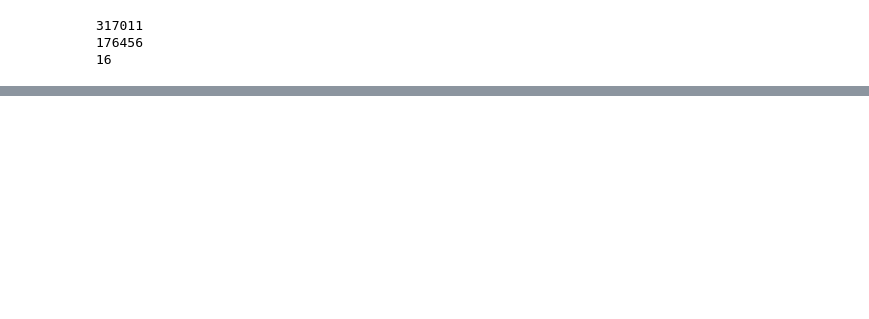
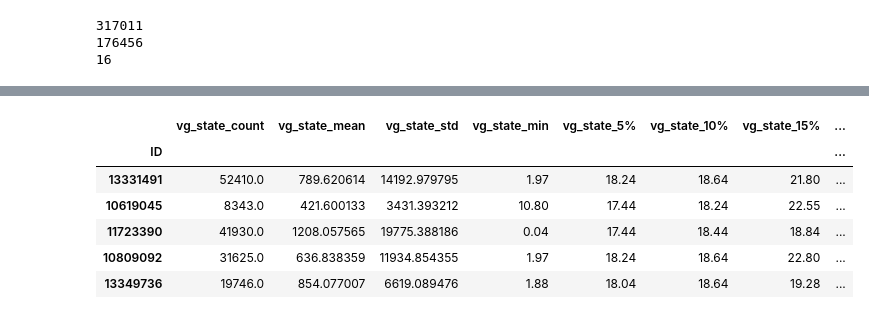
Before and after one commit to Saraavana/reclamation-processing, a Jupyter notebook: baseline/Features/00-generate-features.ipynb, the cells around one changed output, grey strips where cells are left out. Cells and saved outputs as stored; diff of their text form; code cells hidden in the pictures; blank space fills up the shorter version.

Commit message:
Extracted training and testing feature with time series

```diff
--- a/baseline/Features/00-generate-features.ipynb
+++ b/baseline/Features/00-generate-features.ipynb
@@ -136,0 +166,24 @@ display(df_featurize_descr_stat_result.head(5))
+# %%
+# Merge the time series distribution of vg_inkasso values for training data of band, promoter, vg_state
+data_path_test_vg_state = Path('C:/Saravana/Projects/Intellizenz/intellizenz-model-training/data/export_test_vg_state_stats_for_range_of_vginkasso_2016_2020.parquet.gzip')
+data_path_test_band = Path('C:/Saravana/Projects/Intellizenz/intellizenz-model-training/data/export_test_band_stats_for_range_of_vginkasso_2016_2020.parquet.gzip')
+data_path_test_promoter = Path('C:/Saravana/Projects/Intellizenz/intellizenz-model-training/data/export_test_promoter_stats_for_range_of_vginkasso_2016_2020.parquet.gzip')
+
+if data_path_test_vg_state.exists() and data_path_test_band.exists() and data_path_test_promoter.exists():
+    df_test_state = pd.read_parquet(data_path_test_vg_state)
+    df_test_band = pd.read_parquet(data_path_test_band)
+    df_test_promoter = pd.read_parquet(data_path_test_promoter)
+
+    df_test_time_series_merged_descr_stat = df_test_state.merge(df_test_band, how='left', on='ID').merge(df_test_promoter,
+                                                                                                            how='left',
+                                                                                                            on='ID')
+
+display(df_test_time_series_merged_descr_stat.head(5))
+# %% [output]
+|  | vg_state_count | vg_state_mean | vg_state_std | vg_state_min | vg_state_5% | vg_state_10% | vg_state_15% | ... |
+| ID |  |  |  |  |  |  |  | ... |
+| 13331491 | 52410.0 | 789.620614 | 14192.979795 | 1.97 | 18.24 | 18.64 | 21.80 | ... |
+| 10619045 | 8343.0 | 421.600133 | 3431.393212 | 10.80 | 17.44 | 18.24 | 22.55 | ... |
+| 11723390 | 41930.0 | 1208.057565 | 19775.388186 | 0.04 | 17.44 | 18.44 | 18.84 | ... |
+| 10809092 | 31625.0 | 636.838359 | 11934.854355 | 1.97 | 18.24 | 18.64 | 22.80 | ... |
+| 13349736 | 19746.0 | 854.077007 | 6619.089476 | 1.88 | 18.04 | 18.64 | 19.28 | ... |
```
Also changed, not shown: parts of 26 cells of this notebook, 3 other files.
